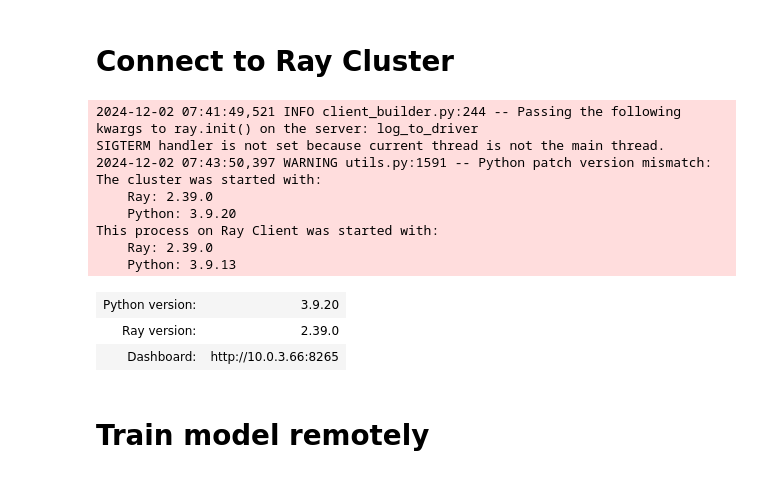
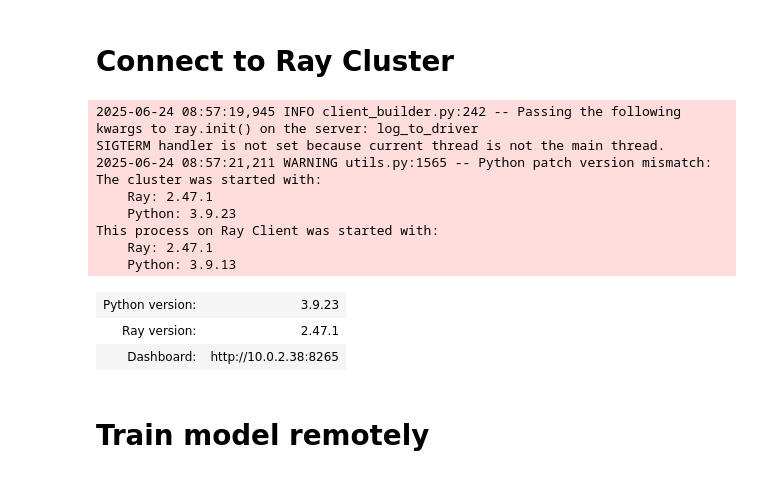
Before and after one commit to tchangkiat/aws-cdk-stacks, a Jupyter notebook: assets/ray/pytorch-ray-example.ipynb, the cells around one changed output. Saved outputs shown, nothing was run; the diff lists cells and outputs as text; code cells hidden in the pictures.

Commit message:
Upgraded Ray, JupyterHub and other dependencies' versions and cleaned up asset. Updated Readme.

```diff
--- a/assets/ray/pytorch-ray-example.ipynb
+++ b/assets/ray/pytorch-ray-example.ipynb
@@ -166,20 +166,20 @@ def train_fashion_mnist(num_workers=2, use_gpu=False):
 # %%
 ray.init(
     address="ray://raycluster-cpu-head-svc.default.svc.cluster.local:10001",
-    runtime_env={"pip": ["torch==2.5.1", "torchvision==0.20.1"]},
+    runtime_env={"pip": ["torch==2.7.1", "torchvision==0.22.1"]},
 )
 # %% [output]
-2024-12-02 07:41:49,521 INFO client_builder.py:244 -- Passing the following kwargs to ray.init() on the server: log_to_driver
+2025-06-24 08:57:19,945 INFO client_builder.py:242 -- Passing the following kwargs to ray.init() on the server: log_to_driver
 SIGTERM handler is not set because current thread is not the main thread.
-2024-12-02 07:43:50,397 WARNING utils.py:1591 -- Python patch version mismatch: The cluster was started with:
-    Ray: 2.39.0
-    Python: 3.9.20
+2025-06-24 08:57:21,211 WARNING utils.py:1565 -- Python patch version mismatch: The cluster was started with:
+    Ray: 2.47.1
+    Python: 3.9.23
 This process on Ray Client was started with:
-    Ray: 2.39.0
+    Ray: 2.47.1
     Python: 3.9.13
-| Python version: | 3.9.20 |
-| Ray version: | 2.39.0 |
-| Dashboard: | http://10.0.3.66:8265 |
+| Python version: | 3.9.23 |
+| Ray version: | 2.47.1 |
+| Dashboard: | http://10.0.2.38:8265 |
 # %% [markdown]
 # Train model remotely
 # %%
```
Also changed, not shown: parts of 3 cells of this notebook, 8 other files.
